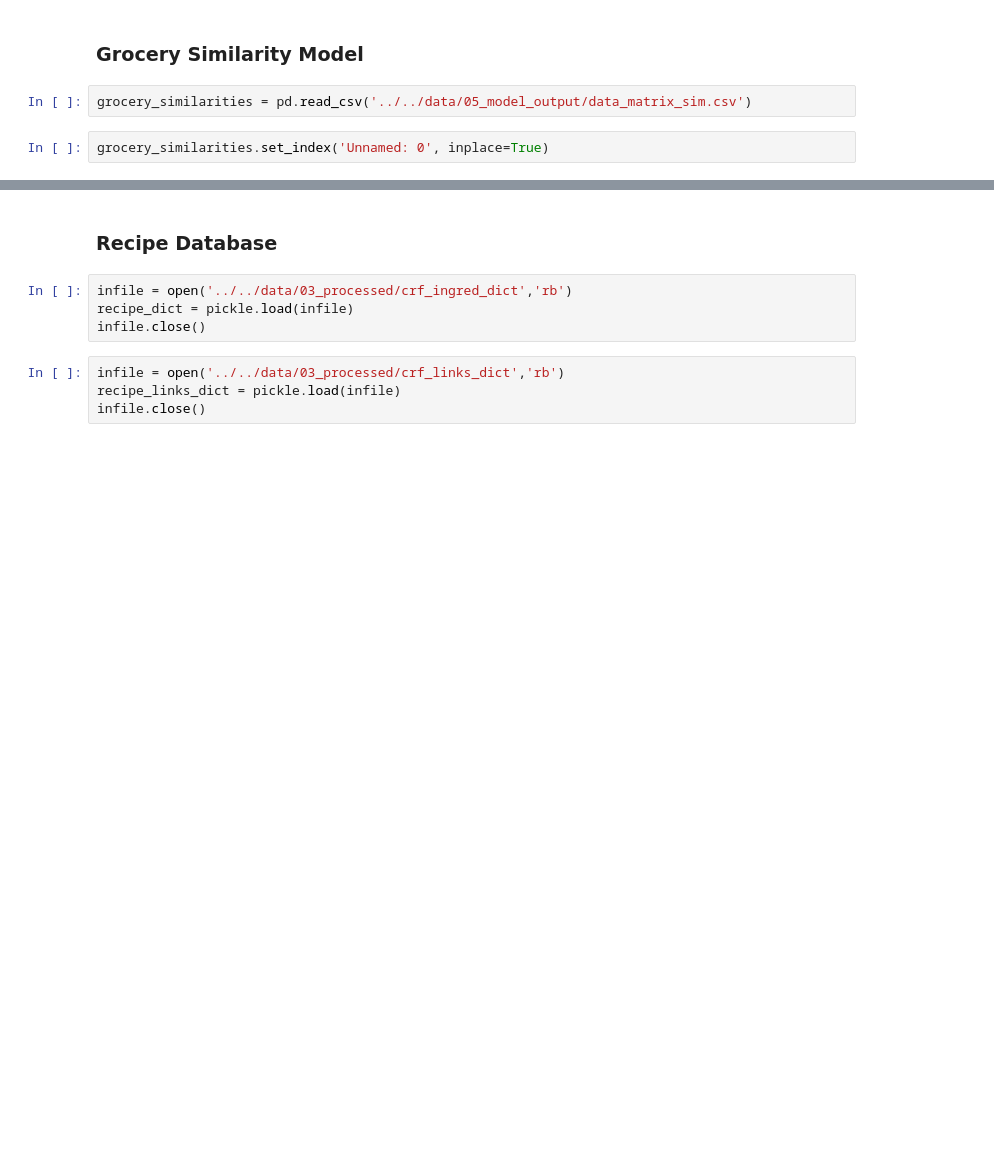
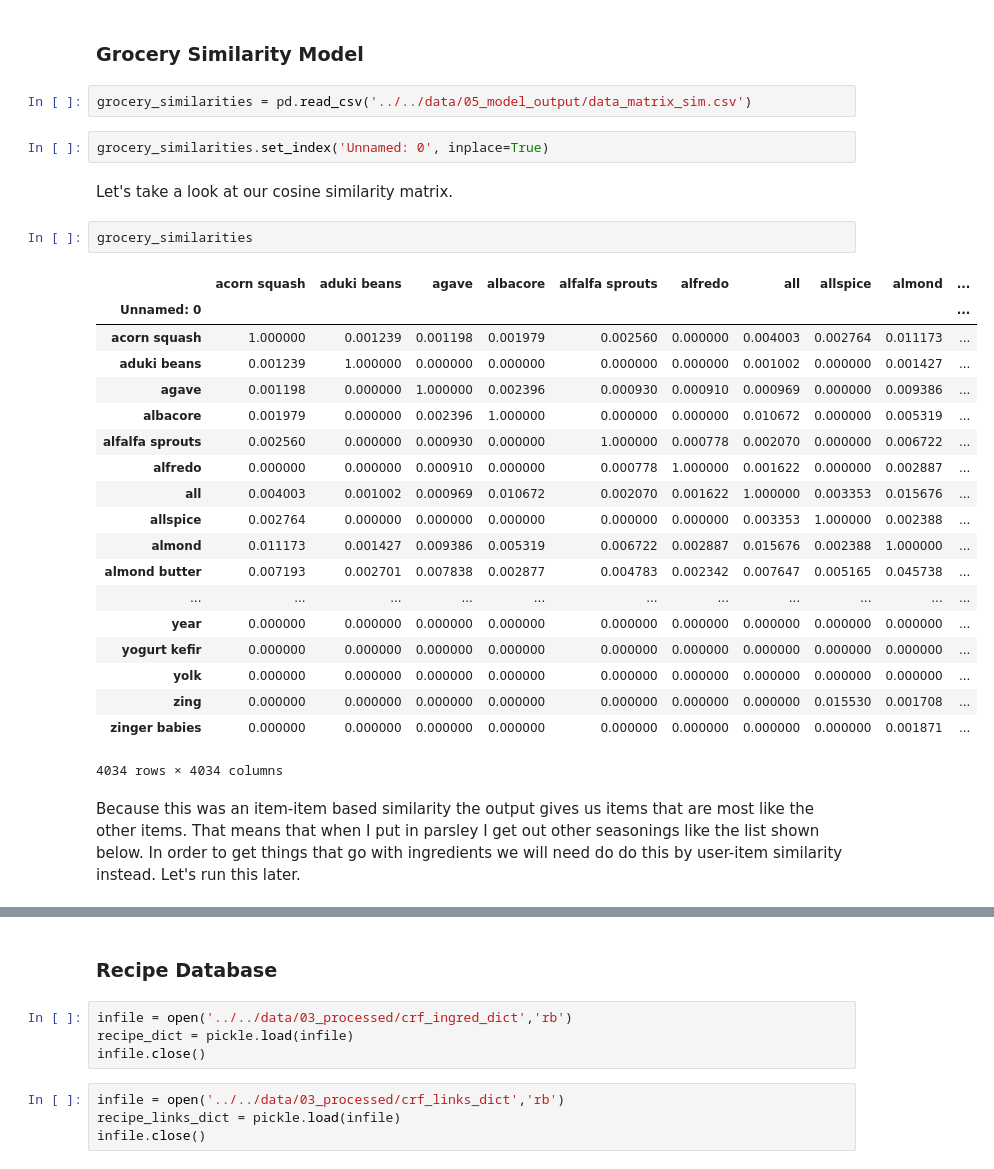
Before and after one commit to mberrien-fitzsimons/recipe_recommendation_system, a Jupyter notebook: notebooks/03_analysis/20190909-recipe-recommender.ipynb, the cells around one changed output, grey strips where cells are left out. Drawn from its saved outputs; the diff is of its cells as text; blank space fills up the shorter version.

```diff
--- a/notebooks/03_analysis/20190909-recipe-recommender.ipynb
+++ b/notebooks/03_analysis/20190909-recipe-recommender.ipynb
@@ -14,3 +14,29 @@ import pickle
 grocery_similarities = pd.read_csv('../../data/05_model_output/data_matrix_sim.csv')
 # %%
 grocery_similarities.set_index('Unnamed: 0', inplace=True)
+# %% [markdown]
+Let's take a look at our cosine similarity matrix.
+# %%
+grocery_similarities
+# %% [output]
+|  | acorn squash | aduki beans | agave | albacore | alfalfa sprouts | alfredo | all | allspice | almond | ... |
+| Unnamed: 0 |  |  |  |  |  |  |  |  |  | ... |
+| acorn squash | 1.000000 | 0.001239 | 0.001198 | 0.001979 | 0.002560 | 0.000000 | 0.004003 | 0.002764 | 0.011173 | ... |
+| aduki beans | 0.001239 | 1.000000 | 0.000000 | 0.000000 | 0.000000 | 0.000000 | 0.001002 | 0.000000 | 0.001427 | ... |
+| agave | 0.001198 | 0.000000 | 1.000000 | 0.002396 | 0.000930 | 0.000910 | 0.000969 | 0.000000 | 0.009386 | ... |
+| albacore | 0.001979 | 0.000000 | 0.002396 | 1.000000 | 0.000000 | 0.000000 | 0.010672 | 0.000000 | 0.005319 | ... |
+| alfalfa sprouts | 0.002560 | 0.000000 | 0.000930 | 0.000000 | 1.000000 | 0.000778 | 0.002070 | 0.000000 | 0.006722 | ... |
+| alfredo | 0.000000 | 0.000000 | 0.000910 | 0.000000 | 0.000778 | 1.000000 | 0.001622 | 0.000000 | 0.002887 | ... |
+| all | 0.004003 | 0.001002 | 0.000969 | 0.010672 | 0.002070 | 0.001622 | 1.000000 | 0.003353 | 0.015676 | ... |
+| allspice | 0.002764 | 0.000000 | 0.000000 | 0.000000 | 0.000000 | 0.000000 | 0.003353 | 1.000000 | 0.002388 | ... |
+| almond | 0.011173 | 0.001427 | 0.009386 | 0.005319 | 0.006722 | 0.002887 | 0.015676 | 0.002388 | 1.000000 | ... |
+| almond butter | 0.007193 | 0.002701 | 0.007838 | 0.002877 | 0.004783 | 0.002342 | 0.007647 | 0.005165 | 0.045738 | ... |
+| ... | ... | ... | ... | ... | ... | ... | ... | ... | ... | ... |
+| year | 0.000000 | 0.000000 | 0.000000 | 0.000000 | 0.000000 | 0.000000 | 0.000000 | 0.000000 | 0.000000 | ... |
+| yogurt kefir | 0.000000 | 0.000000 | 0.000000 | 0.000000 | 0.000000 | 0.000000 | 0.000000 | 0.000000 | 0.000000 | ... |
+| yolk | 0.000000 | 0.000000 | 0.000000 | 0.000000 | 0.000000 | 0.000000 | 0.000000 | 0.000000 | 0.000000 | ... |
+| zing | 0.000000 | 0.000000 | 0.000000 | 0.000000 | 0.000000 | 0.000000 | 0.000000 | 0.015530 | 0.001708 | ... |
+| zinger babies | 0.000000 | 0.000000 | 0.000000 | 0.000000 | 0.000000 | 0.000000 | 0.000000 | 0.000000 | 0.001871 | ... |
+4034 rows × 4034 columns
+# %% [markdown]
+Because this was an item-item based similarity the output gives us items that are most like the other items. That means that when I put in parsley I get out other seasonings like the list shown below. In order to get things that go with ingredients we will need do do this by user-item similarity instead. Let's run this later.
```
Also changed, not shown: parts of 8 cells of this notebook, 3 other files.
